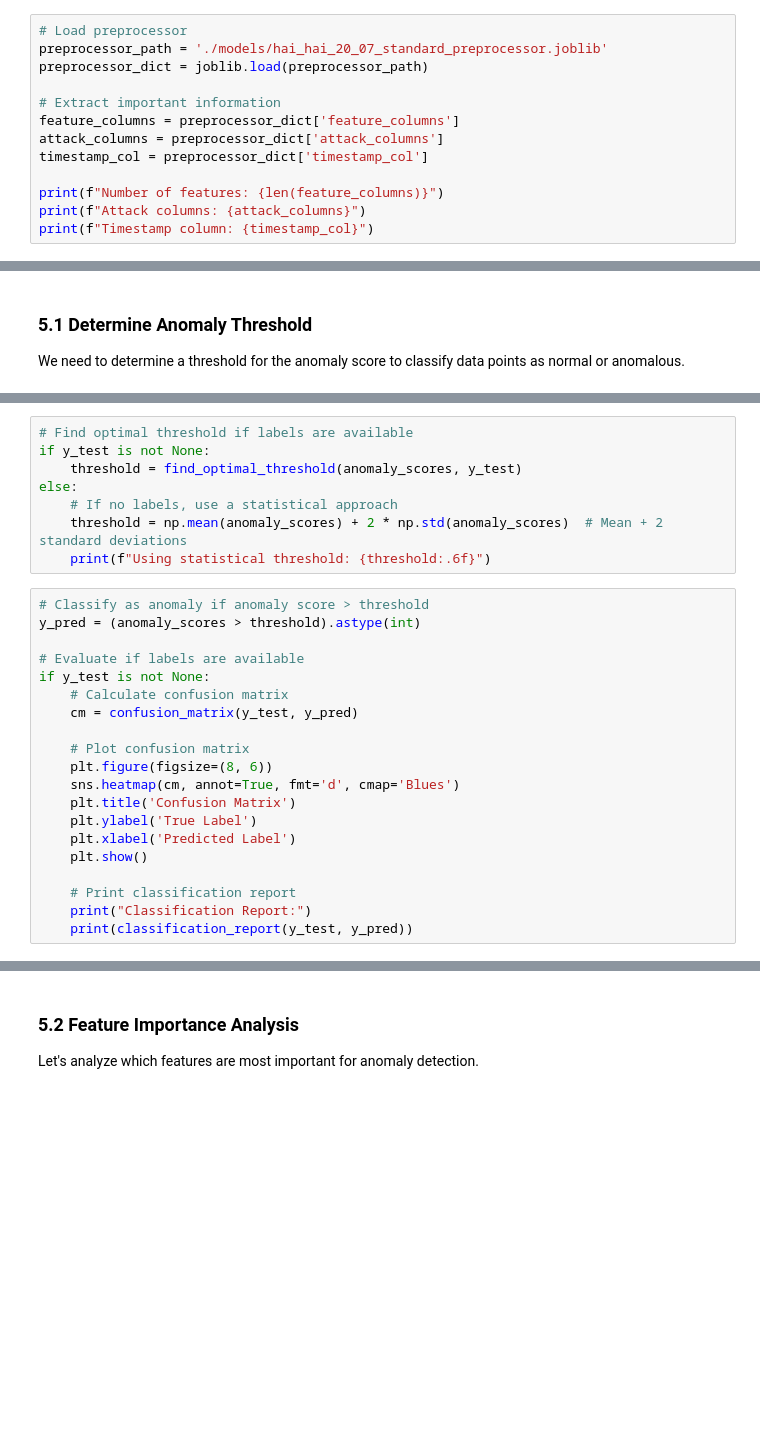
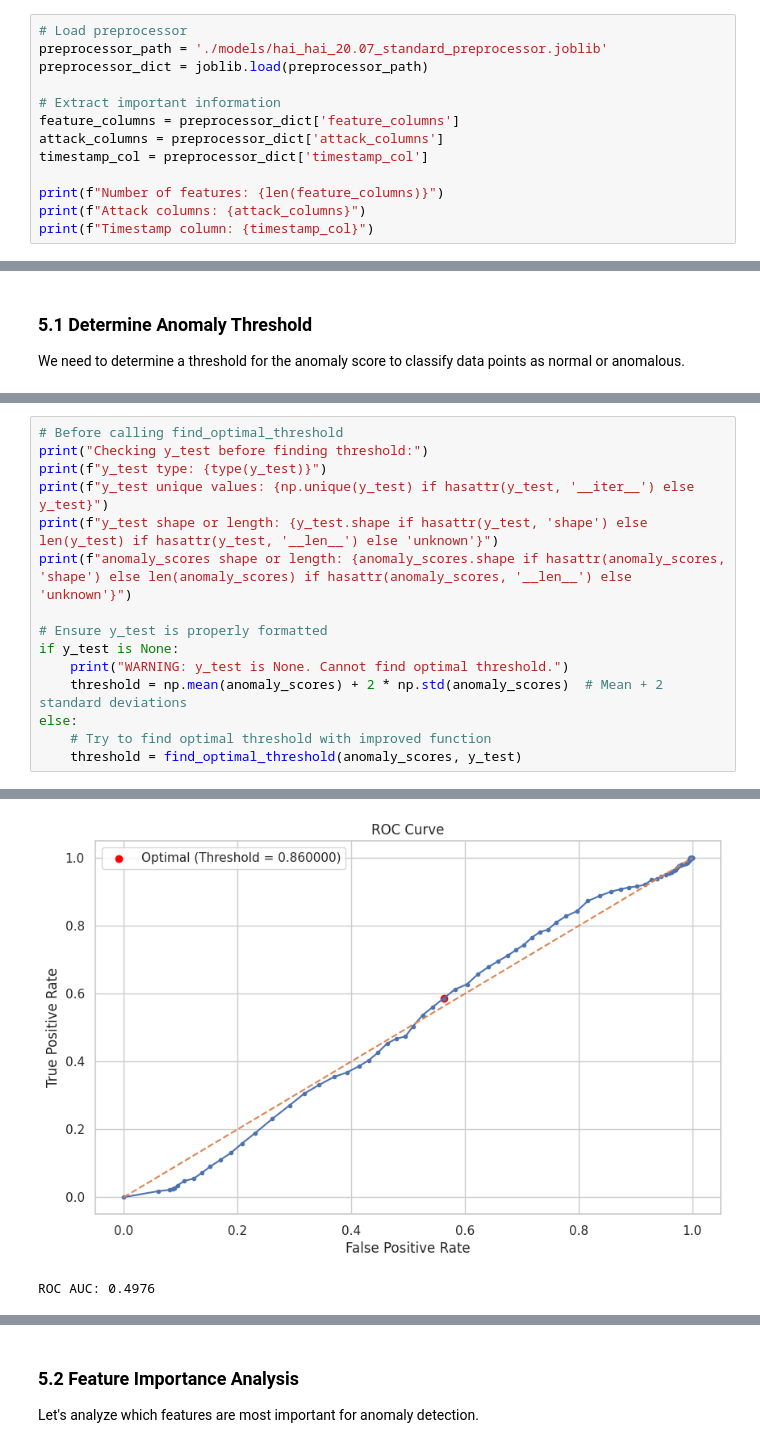
Before and after one commit to zxzinn/hai-dataset-analysis, a Jupyter notebook: random_forest_model_fixed.ipynb, the cells around one changed output, grey strips where cells are left out. Cells and saved outputs as stored; diff of their text form; blank space fills up the shorter version.

```diff
--- a/random_forest_model_fixed.ipynb
+++ b/random_forest_model_fixed.ipynb
@@ -51,7 +51,7 @@ def load_processed_data(file_path):
     return df
 # %%
 # Load preprocessor
-preprocessor_path = './models/hai_hai_20_07_standard_preprocessor.joblib'
+preprocessor_path = './models/hai_hai_20.07_standard_preprocessor.joblib'
 preprocessor_dict = joblib.load(preprocessor_path)
 
 # Extract important information
@@ -356,28 +430,16 @@ def find_optimal_threshold(scores, y_true):
-# %%
-# Find optimal threshold if labels are available
-if y_test is not None:
-    threshold = find_optimal_threshold(anomaly_scores, y_test)
-else:
-    # If no labels, use a statistical approach
-    threshold = np.mean(anomaly_scores) + 2 * np.std(anomaly_scores)  # Mean + 2 standard deviations
-    print(f"Using statistical threshold: {threshold:.6f}")
-# %%
-# Classify as anomaly if anomaly score > threshold
-y_pred = (anomaly_scores > threshold).astype(int)
-
-# Evaluate if labels are available
-if y_test is not None:
-    # Calculate confusion matrix
-    cm = confusion_matrix(y_test, y_pred)
-
-    # Plot confusion matrix
-    plt.figure(figsize=(8, 6))
-    sns.heatmap(cm, annot=True, fmt='d', cmap='Blues')
-    plt.title('Confusion Matrix')
-    plt.ylabel('True Label')
-    plt.xlabel('Predicted Label')
-    plt.show()
-
-    # Print classification report
-    print("Classification Report:")
-    print(classification_report(y_test, y_pred))
+# %%
+# Before calling find_optimal_threshold
+print("Checking y_test before finding threshold:")
+print(f"y_test type: {type(y_test)}")
+print(f"y_test unique values: {np.unique(y_test) if hasattr(y_test, '__iter__') else y_test}")
+print(f"y_test shape or length: {y_test.shape if hasattr(y_test, 'shape') else len(y_test) if hasattr(y_test, '__len__') else 'unknown'}")
+print(f"anomaly_scores shape or length: {anomaly_scores.shape if hasattr(anomaly_scores, 'shape') else len(anomaly_scores) if hasattr(anomaly_scores, '__len__') else 'unknown'}")
+
+# Ensure y_test is properly formatted
+if y_test is None:
+    print("WARNING: y_test is None. Cannot find optimal threshold.")
+    threshold = np.mean(anomaly_scores) + 2 * np.std(anomaly_scores)  # Mean + 2 standard deviations
+else:
+    # Try to find optimal threshold with improved function
+    threshold = find_optimal_threshold(anomaly_scores, y_test)
+# %% [output]
@@ -383,0 +456,2 @@ if y_test is not None:
+[figure, added]
+ROC AUC: 0.4976
```
Also changed, not shown: parts of 14 cells of this notebook, 2 other files.
